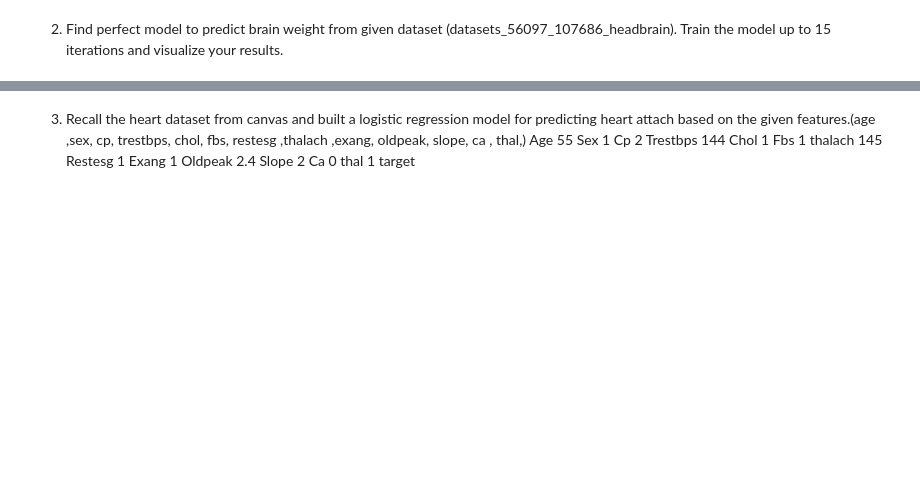
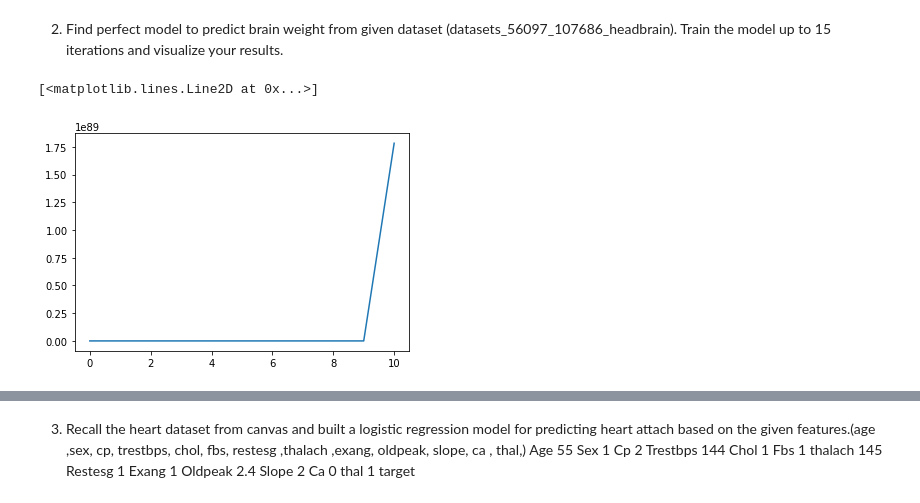
Before and after one commit to soujanya1208/Assignment1-18K41A04H3-, a Jupyter notebook: Copy_of_Welcome_To_Colaboratory.ipynb, the cells around one changed output, grey strips where cells are left out. Saved outputs shown, nothing was run; the diff lists cells and outputs as text; code cells hidden in the pictures; blank space fills up the shorter version.

```diff
--- a/Copy_of_Welcome_To_Colaboratory.ipynb
+++ b/Copy_of_Welcome_To_Colaboratory.ipynb
@@ -231,6 +253,13 @@ run()
 it=np.arange(0,11)
 #print(er)
 #plt.plot(it,er)
+# %%
+
+it=np.arange(0,11)
+plt.plot(it,er)
+# %% [output]
+[<matplotlib.lines.Line2D at 0x...>]
+[figure, added]
 # %%
  from google.colab import files
 uploaded=files.upload()
```
Also changed, not shown: parts of 4 cells of this notebook.
